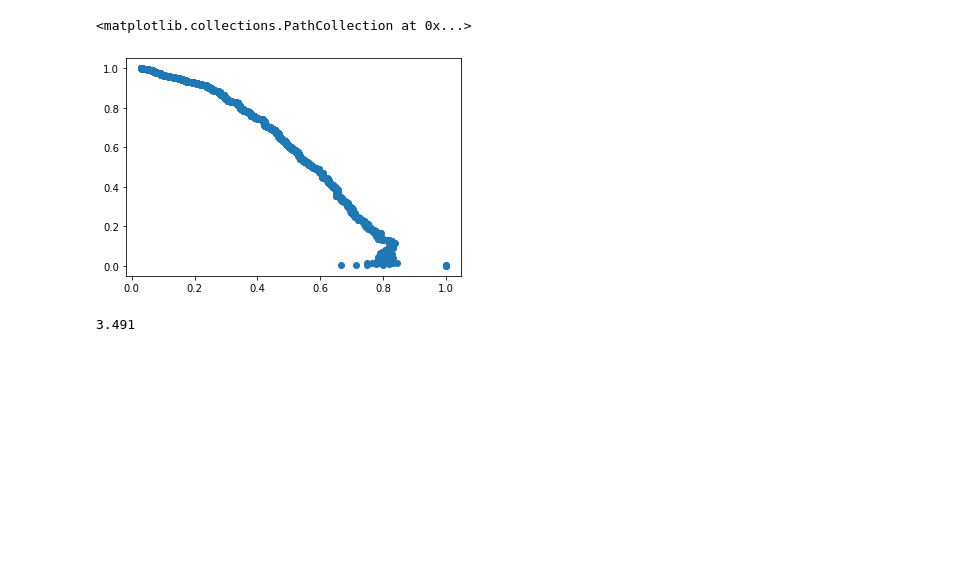
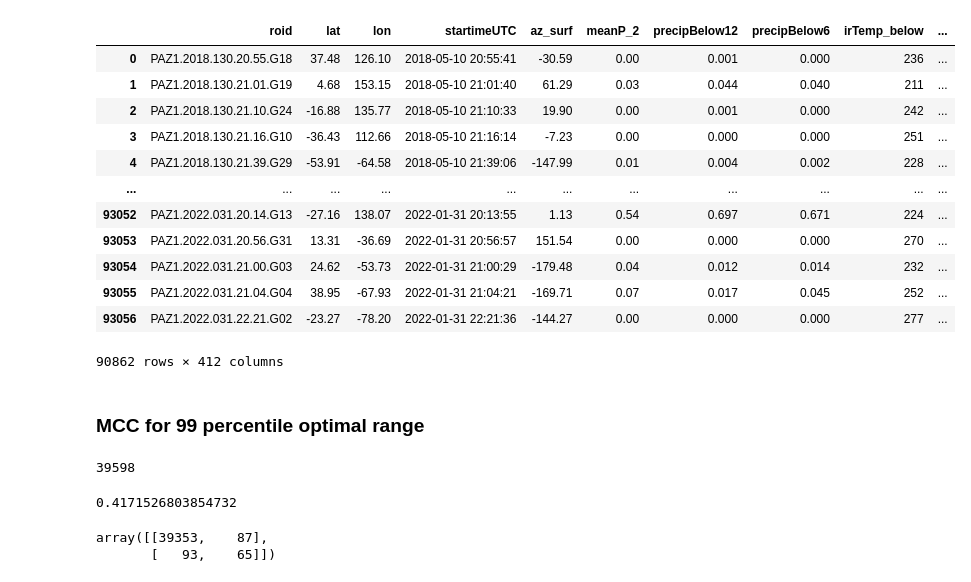
Before and after one commit to ignaciocordova/bachelor_thesis, a Jupyter notebook: pruebas.ipynb, the cells around one changed output. Cells and saved outputs as stored; diff of their text form; code cells hidden in the pictures; blank space fills up the shorter version.

```diff
--- a/pruebas.ipynb
+++ b/pruebas.ipynb
@@ -85,9 +15,23 @@ precision, recall, thresholds = precision_recall_curve(truth, probs)
-# %%
-plt.scatter(precision, recall)
-# %% [output]
-<matplotlib.collections.PathCollection at 0x...>
-[figure, removed]
-# %%
-truth_th
-# %% [output]
-3.491
+# %%
+df
+# %% [output]
+|  | roid | lat | lon | startimeUTC | az_surf | meanP_2 | precipBelow12 | precipBelow6 | irTemp_below | ... |
+| 0 | PAZ1.2018.130.20.55.G18 | 37.48 | 126.10 | 2018-05-10 20:55:41 | -30.59 | 0.00 | 0.001 | 0.000 | 236 | ... |
+| 1 | PAZ1.2018.130.21.01.G19 | 4.68 | 153.15 | 2018-05-10 21:01:40 | 61.29 | 0.03 | 0.044 | 0.040 | 211 | ... |
+| 2 | PAZ1.2018.130.21.10.G24 | -16.88 | 135.77 | 2018-05-10 21:10:33 | 19.90 | 0.00 | 0.001 | 0.000 | 242 | ... |
+| 3 | PAZ1.2018.130.21.16.G10 | -36.43 | 112.66 | 2018-05-10 21:16:14 | -7.23 | 0.00 | 0.000 | 0.000 | 251 | ... |
+| 4 | PAZ1.2018.130.21.39.G29 | -53.91 | -64.58 | 2018-05-10 21:39:06 | -147.99 | 0.01 | 0.004 | 0.002 | 228 | ... |
+| ... | ... | ... | ... | ... | ... | ... | ... | ... | ... | ... |
+| 93052 | PAZ1.2022.031.20.14.G13 | -27.16 | 138.07 | 2022-01-31 20:13:55 | 1.13 | 0.54 | 0.697 | 0.671 | 224 | ... |
+| 93053 | PAZ1.2022.031.20.56.G31 | 13.31 | -36.69 | 2022-01-31 20:56:57 | 151.54 | 0.00 | 0.000 | 0.000 | 270 | ... |
+| 93054 | PAZ1.2022.031.21.00.G03 | 24.62 | -53.73 | 2022-01-31 21:00:29 | -179.48 | 0.04 | 0.012 | 0.014 | 232 | ... |
+| 93055 | PAZ1.2022.031.21.04.G04 | 38.95 | -67.93 | 2022-01-31 21:04:21 | -169.71 | 0.07 | 0.017 | 0.045 | 252 | ... |
+| 93056 | PAZ1.2022.031.22.21.G02 | -23.27 | -78.20 | 2022-01-31 22:21:36 | -144.27 | 0.00 | 0.000 | 0.000 | 277 | ... |
+90862 rows × 412 columns
+# %% [markdown]
+### MCC for 99 percentile optimal range
+# %%
+df_avg = do.average(df,0.1,6.4)
+len(df_avg)
+# %% [output]
+39598
@@ -93,0 +41,9 @@ truth_th
+# %%
+matthews_corrcoef(y_true, y_pred)
+# %% [output]
+0.4171526803854732
+# %%
+confusion_matrix(y_true, y_pred)
+# %% [output]
+array([[39353,    87],
+       [   93,    65]])
```
Also changed, not shown: parts of 46 cells of this notebook, 8 other files.
